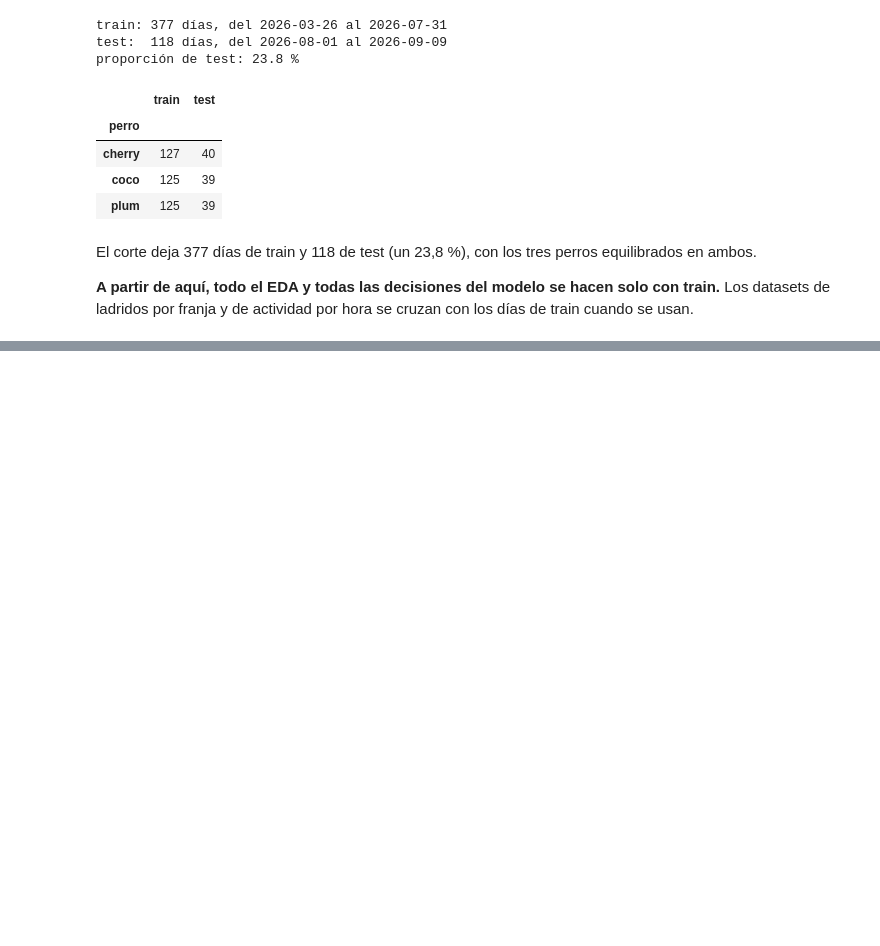
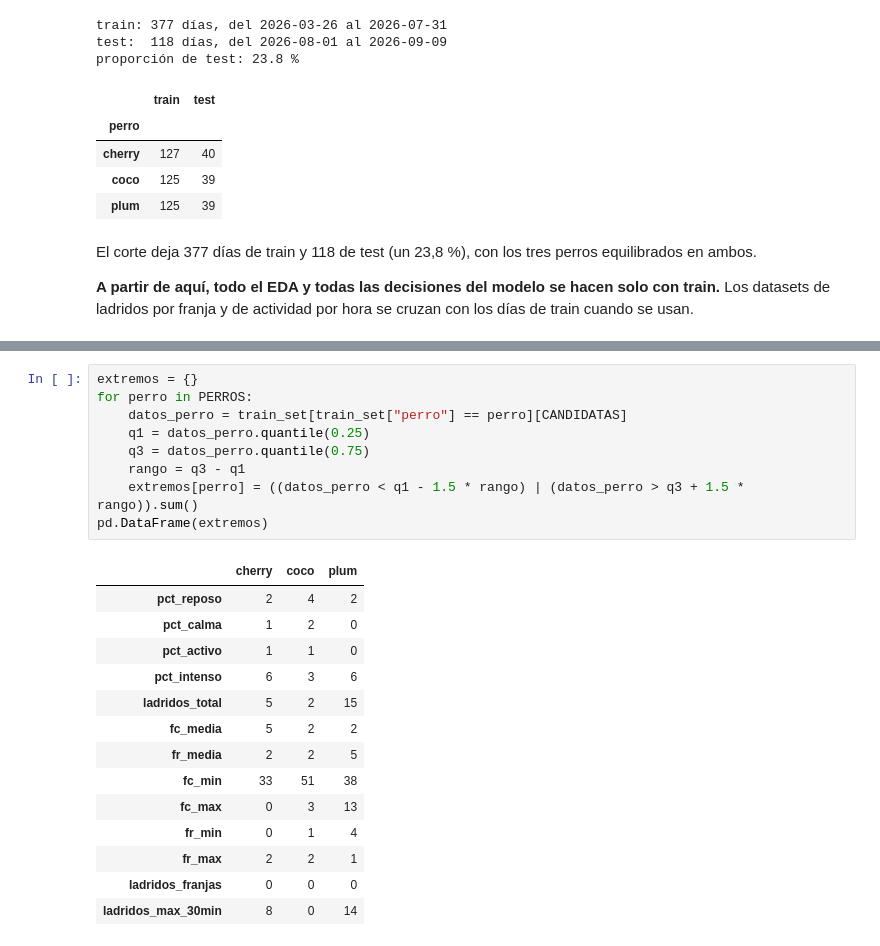
Before and after one commit to claudiavera156/ML_Huella_Conductual, a Jupyter notebook: main.ipynb, the cells around one changed output, grey strips where cells are left out. Cells and saved outputs as stored; diff of their text form; blank space fills up the shorter version.

```diff
--- a/main.ipynb
+++ b/main.ipynb
@@ -321,0 +413,24 @@ El corte deja 377 días de train y 118 de test (un 23,8 %), con los tres perros
+# %%
+extremos = {}
+for perro in PERROS:
+    datos_perro = train_set[train_set["perro"] == perro][CANDIDATAS]
+    q1 = datos_perro.quantile(0.25)
+    q3 = datos_perro.quantile(0.75)
+    rango = q3 - q1
+    extremos[perro] = ((datos_perro < q1 - 1.5 * rango) | (datos_perro > q3 + 1.5 * rango)).sum()
+pd.DataFrame(extremos)
+# %% [output]
+|  | cherry | coco | plum |
+| pct_reposo | 2 | 4 | 2 |
+| pct_calma | 1 | 2 | 0 |
+| pct_activo | 1 | 1 | 0 |
+| pct_intenso | 6 | 3 | 6 |
+| ladridos_total | 5 | 2 | 15 |
+| fc_media | 5 | 2 | 2 |
+| fr_media | 2 | 2 | 5 |
+| fc_min | 33 | 51 | 38 |
+| fc_max | 0 | 3 | 13 |
+| fr_min | 0 | 1 | 4 |
+| fr_max | 2 | 2 | 1 |
+| ladridos_franjas | 0 | 0 | 0 |
+| ladridos_max_30min | 8 | 0 | 14 |
```
Also changed, not shown: parts of 16 cells of this notebook.
